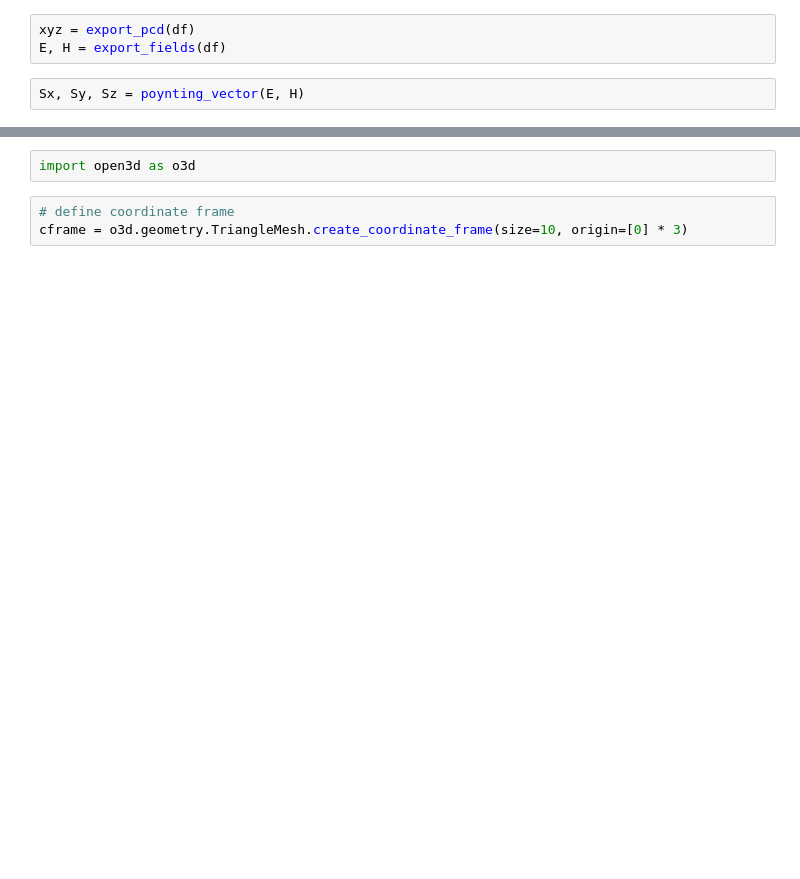
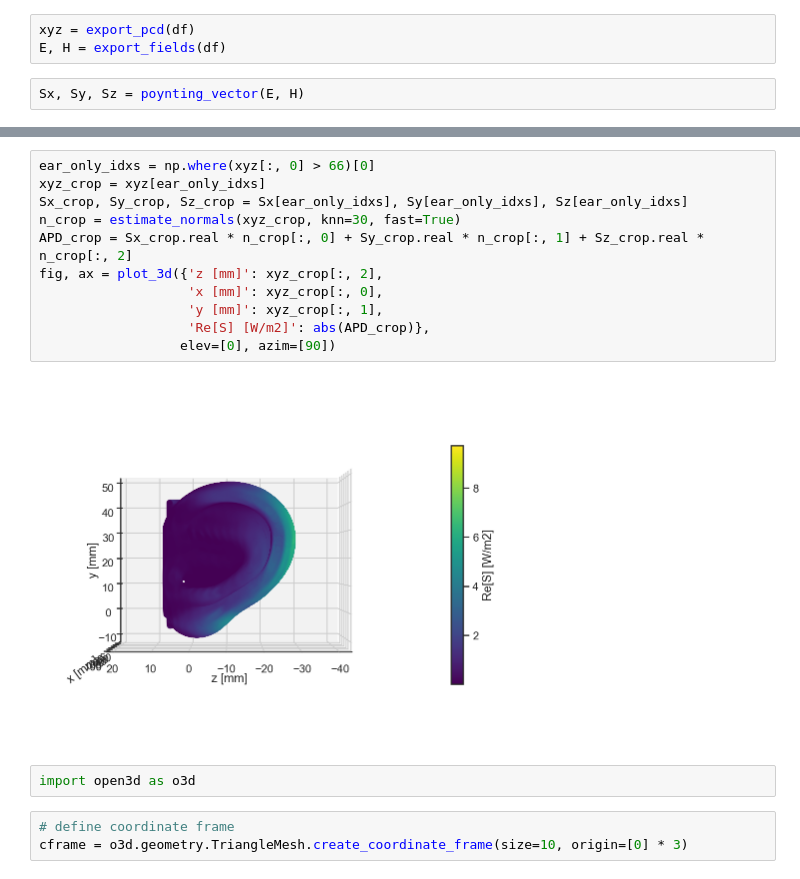
Before and after one commit to akapet00/EMF-exposure-analysis, a Jupyter notebook: notebooks/IMBioC2022_paper.ipynb, the cells around one changed output, grey strips where cells are left out. Drawn from its saved outputs; the diff is of its cells as text; blank space fills up the shorter version.

```diff
--- a/notebooks/IMBioC2022_paper.ipynb
+++ b/notebooks/IMBioC2022_paper.ipynb
@@ -164,3 +182,16 @@ fig, ax = plot_3d({'z [mm]': xyz[:, 2],
+# %%
+ear_only_idxs = np.where(xyz[:, 0] > 66)[0]
+xyz_crop = xyz[ear_only_idxs]
+Sx_crop, Sy_crop, Sz_crop = Sx[ear_only_idxs], Sy[ear_only_idxs], Sz[ear_only_idxs]
+n_crop = estimate_normals(xyz_crop, knn=30, fast=True)
+APD_crop = Sx_crop.real * n_crop[:, 0] + Sy_crop.real * n_crop[:, 1] + Sz_crop.real * n_crop[:, 2]
+fig, ax = plot_3d({'z [mm]': xyz_crop[:, 2],
+                   'x [mm]': xyz_crop[:, 0],
+                   'y [mm]': xyz_crop[:, 1],
+                   'Re[S] [W/m2]': abs(APD_crop)},
+                  elev=[0], azim=[90])
+# %% [output]
+[figure, added]
 # %%
 import open3d as o3d
 # %%
```
Also changed, not shown: parts of 21 cells of this notebook.
